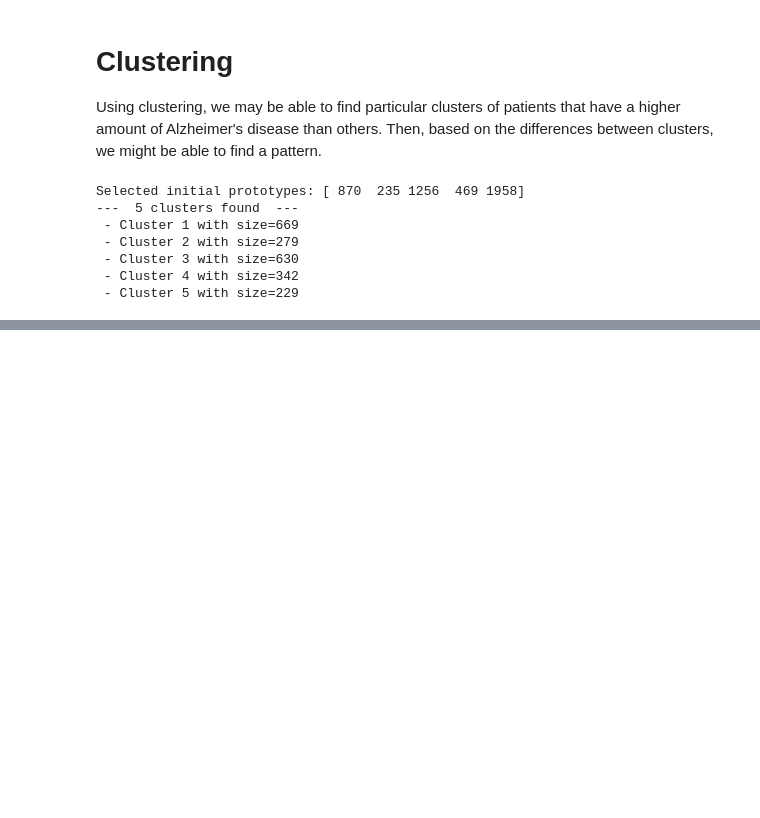
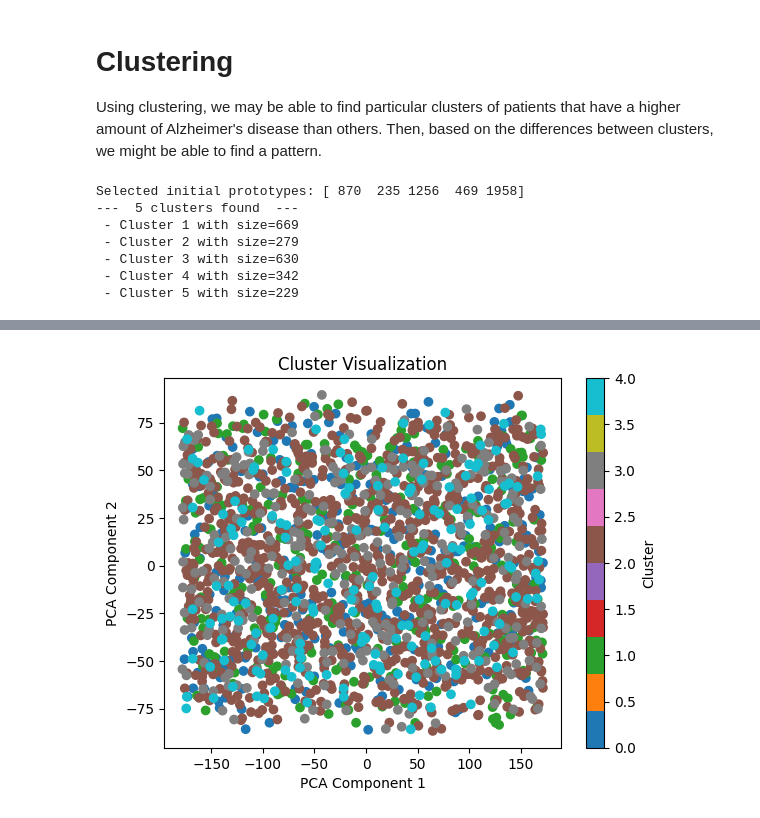
Before and after one commit to niconap/sda-project, a Jupyter notebook: clustering.ipynb, the cells around one changed output, grey strips where cells are left out. Drawn from its saved outputs; the diff is of its cells as text; code cells hidden in the pictures; blank space fills up the shorter version.

```diff
--- a/clustering.ipynb
+++ b/clustering.ipynb
@@ -307,0 +381,17 @@ IndexError: invalid index to scalar variable.
+# %%
+from sklearn.decomposition import PCA
+import matplotlib.pyplot as plt
+
+pca = PCA(n_components=2)
+cluster_data = [point[0] for cluster in clusters for point in cluster]
+cluster_labels = [i for i, cluster in enumerate(clusters) for _ in cluster]
+
+reduced_data = pca.fit_transform(cluster_data)
+plt.scatter(reduced_data[:, 0], reduced_data[:, 1], c=cluster_labels, cmap='tab10')
+plt.title("Cluster Visualization")
+plt.xlabel("PCA Component 1")
+plt.ylabel("PCA Component 2")
+plt.colorbar(label="Cluster")
+plt.show()
+# %% [output]
+[figure, added]
```
Also changed, not shown: parts of 5 cells of this notebook.
